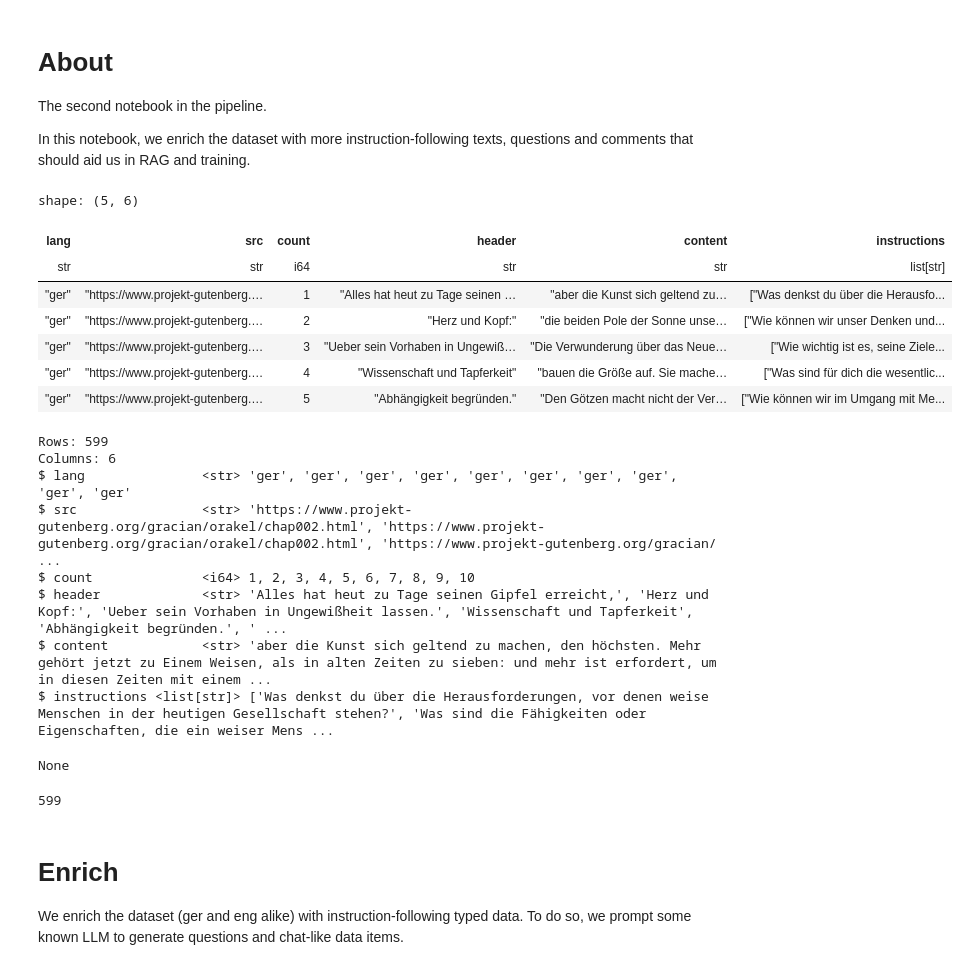
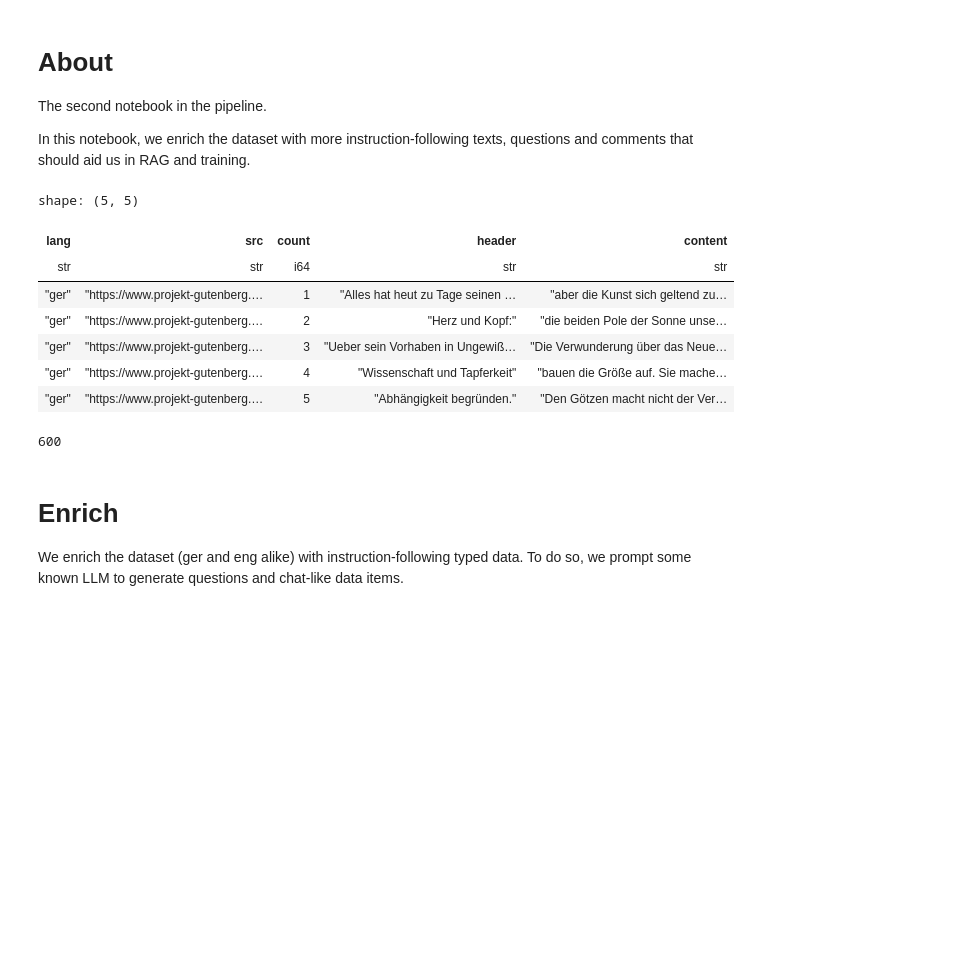
Before and after one commit to TheItCrOw/baltasar-gracian-ai, a Jupyter notebook: src/enrich.ipynb, the cells around one changed output. Drawn from its saved outputs; the diff is of its cells as text; code cells hidden in the pictures; blank space fills up the shorter version.

Commit message:
Created enricheddd dataset v3

```diff
--- a/src/enrich.ipynb
+++ b/src/enrich.ipynb
@@ -12,34 +12,24 @@ import copy
 import json
 # %%
 class Config:
-    ENRICH_INSTRUCTIONS = False
+    ENRICH_INSTRUCTIONS = True
     ENRICH_OUTPUTS = True
-    DATASET_PATH = 'the_art_of_worldly_wisdom_enriched.json'
+    DATASET_PATH = 'the_art_of_worldly_wisdom.json'
     OPENAI_API_KEY = ''
 # %%
 df = pl.read_json(Config.DATASET_PATH)
 display(df.head())
-display(df.glimpse())
 print(len(df))
 # %% [output]
-shape: (5, 6)
+shape: (5, 5)
-| lang | src | count | header | content | instructions |
-| str | str | i64 | str | str | list[str] |
-| "ger" | "https://www.projekt-gutenberg.… | 1 | "Alles hat heut zu Tage seinen … | "aber die Kunst sich geltend zu… | ["Was denkst du über die Herausfo... |
-| "ger" | "https://www.projekt-gutenberg.… | 2 | "Herz und Kopf:" | "die beiden Pole der Sonne unse… | ["Wie können wir unser Denken und... |
-| "ger" | "https://www.projekt-gutenberg.… | 3 | "Ueber sein Vorhaben in Ungewiß… | "Die Verwunderung über das Neue… | ["Wie wichtig ist es, seine Ziele... |
-| "ger" | "https://www.projekt-gutenberg.… | 4 | "Wissenschaft und Tapferkeit" | "bauen die Größe auf. Sie mache… | ["Was sind für dich die wesentlic... |
-| "ger" | "https://www.projekt-gutenberg.… | 5 | "Abhängigkeit begründen." | "Den Götzen macht nicht der Ver… | ["Wie können wir im Umgang mit Me... |
+| lang | src | count | header | content |
+| str | str | i64 | str | str |
+| "ger" | "https://www.projekt-gutenberg.… | 1 | "Alles hat heut zu Tage seinen … | "aber die Kunst sich geltend zu… |
+| "ger" | "https://www.projekt-gutenberg.… | 2 | "Herz und Kopf:" | "die beiden Pole der Sonne unse… |
+| "ger" | "https://www.projekt-gutenberg.… | 3 | "Ueber sein Vorhaben in Ungewiß… | "Die Verwunderung über das Neue… |
+| "ger" | "https://www.projekt-gutenberg.… | 4 | "Wissenschaft und Tapferkeit" | "bauen die Größe auf. Sie mache… |
+| "ger" | "https://www.projekt-gutenberg.… | 5 | "Abhängigkeit begründen." | "Den Götzen macht nicht der Ver… |
-Rows: 599
-Columns: 6
-$ lang               <str> 'ger', 'ger', 'ger', 'ger', 'ger', 'ger', 'ger', 'ger', 'ger', 'ger'
-$ src                <str> 'https://www.projekt-gutenberg.org/gracian/orakel/chap002.html', 'https://www.projekt-gutenberg.org/gracian/orakel/chap002.html', 'https://www.projekt-gutenberg.org/gracian/ ...
-$ count              <i64> 1, 2, 3, 4, 5, 6, 7, 8, 9, 10
-$ header             <str> 'Alles hat heut zu Tage seinen Gipfel erreicht,', 'Herz und Kopf:', 'Ueber sein Vorhaben in Ungewißheit lassen.', 'Wissenschaft und Tapferkeit', 'Abhängigkeit begründen.', ' ...
-$ content            <str> 'aber die Kunst sich geltend zu machen, den höchsten. Mehr gehört jetzt zu Einem Weisen, als in alten Zeiten zu sieben: und mehr ist erfordert, um in diesen Zeiten mit einem ...
-$ instructions <list[str]> ['Was denkst du über die Herausforderungen, vor denen weise Menschen in der heutigen Gesellschaft stehen?', 'Was sind die Fähigkeiten oder Eigenschaften, die ein weiser Mens ...
+600
-None
-599
 # %% [markdown]
 # Enrich
 
```
Also changed, not shown: parts of 6 cells of this notebook, 2 other files.
